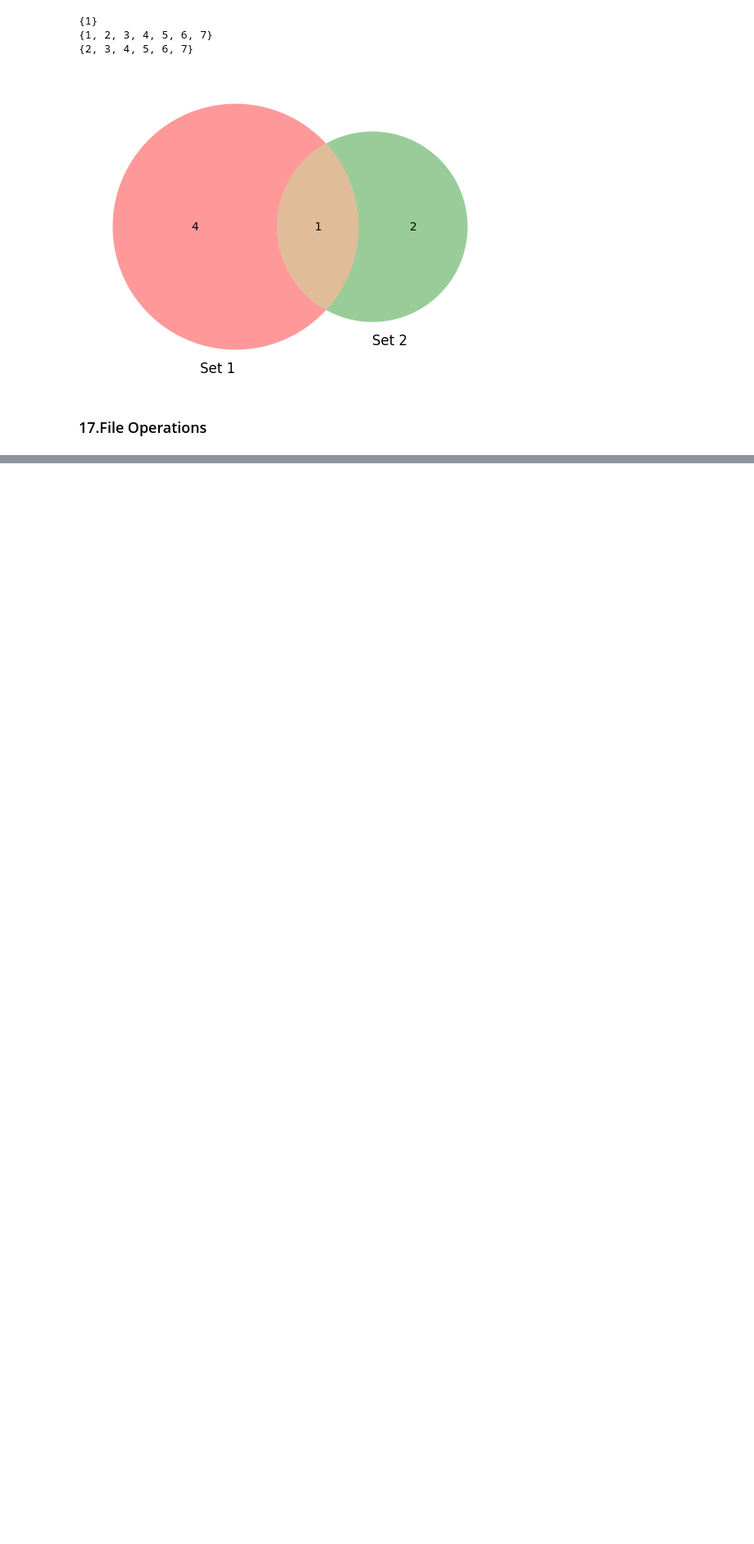
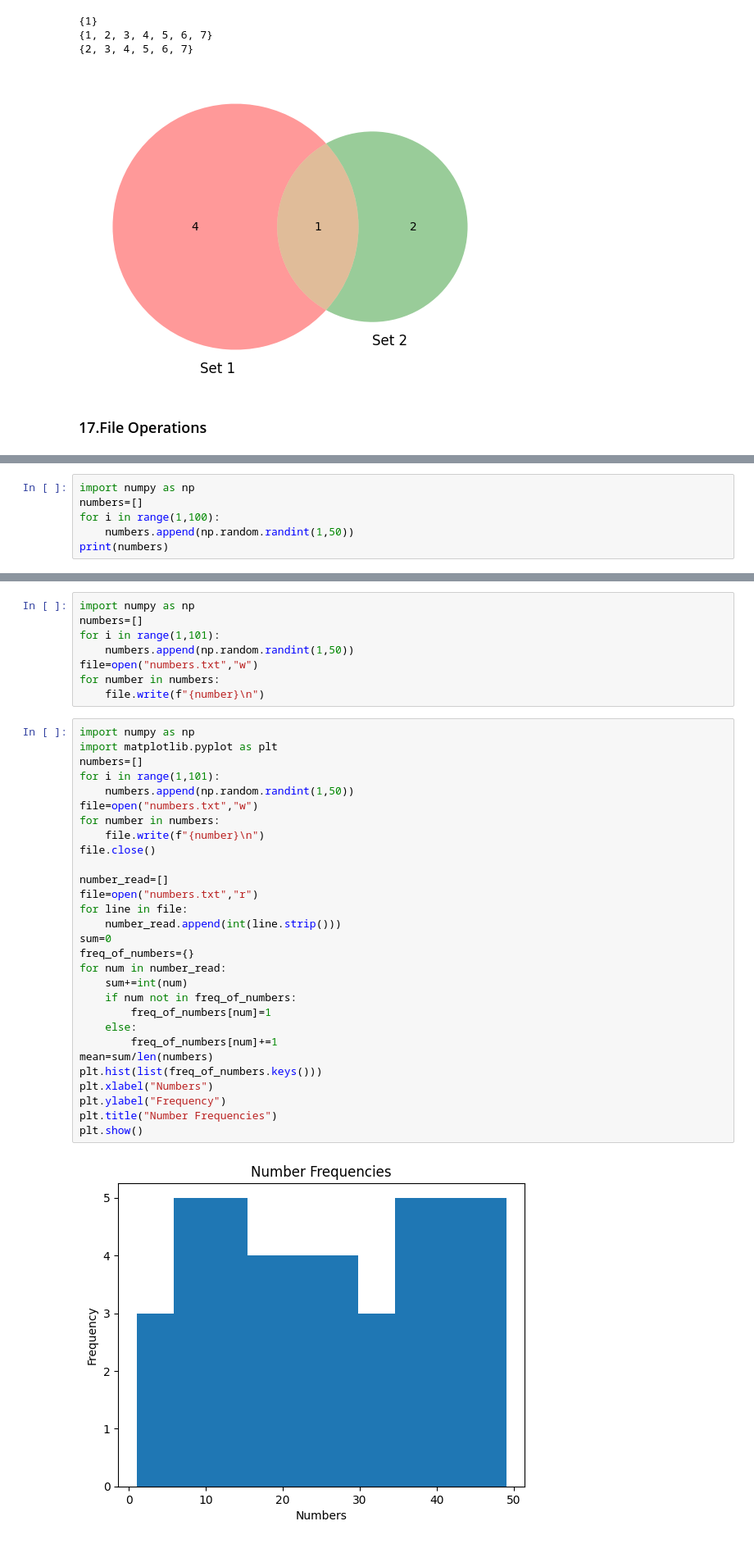
Before and after one commit to AceAryan/ES114-Prereq, a Jupyter notebook: pythonprereq.ipynb, the cells around one changed output, grey strips where cells are left out. Shown at 82% size. Saved outputs shown, nothing was run; the diff lists cells and outputs as text; blank space fills up the shorter version.

```diff
--- a/pythonprereq.ipynb
+++ b/pythonprereq.ipynb
@@ -438,0 +501,6 @@ for number i
+# %%
+import numpy as np
+numbers=[]
+for i in range(1,100):
+    numbers.append(np.random.randint(1,50))
+print(numbers)
@@ -438,0 +509,39 @@ for number i
+# %%
+import numpy as np
+numbers=[]
+for i in range(1,101):
+    numbers.append(np.random.randint(1,50))
+file=open("numbers.txt","w")
+for number in numbers:
+    file.write(f"{number}\n")
+# %%
+import numpy as np
+import matplotlib.pyplot as plt
+numbers=[]
+for i in range(1,101):
+    numbers.append(np.random.randint(1,50))
+file=open("numbers.txt","w")
+for number in numbers:
+    file.write(f"{number}\n")
+file.close()
+
+number_read=[]
+file=open("numbers.txt","r")
+for line in file:
+    number_read.append(int(line.strip()))
+sum=0
+freq_of_numbers={}
+for num in number_read:
+    sum+=int(num)
+    if num not in freq_of_numbers:
+        freq_of_numbers[num]=1
+    else:
+        freq_of_numbers[num]+=1
+mean=sum/len(numbers)
+plt.hist(list(freq_of_numbers.keys()))
+plt.xlabel("Numbers")
+plt.ylabel("Frequency")
+plt.title("Number Frequencies")
+plt.show()
+# %% [output]
+[figure, added]
```
Also changed, not shown: parts of 22 cells of this notebook, 5 other files.
